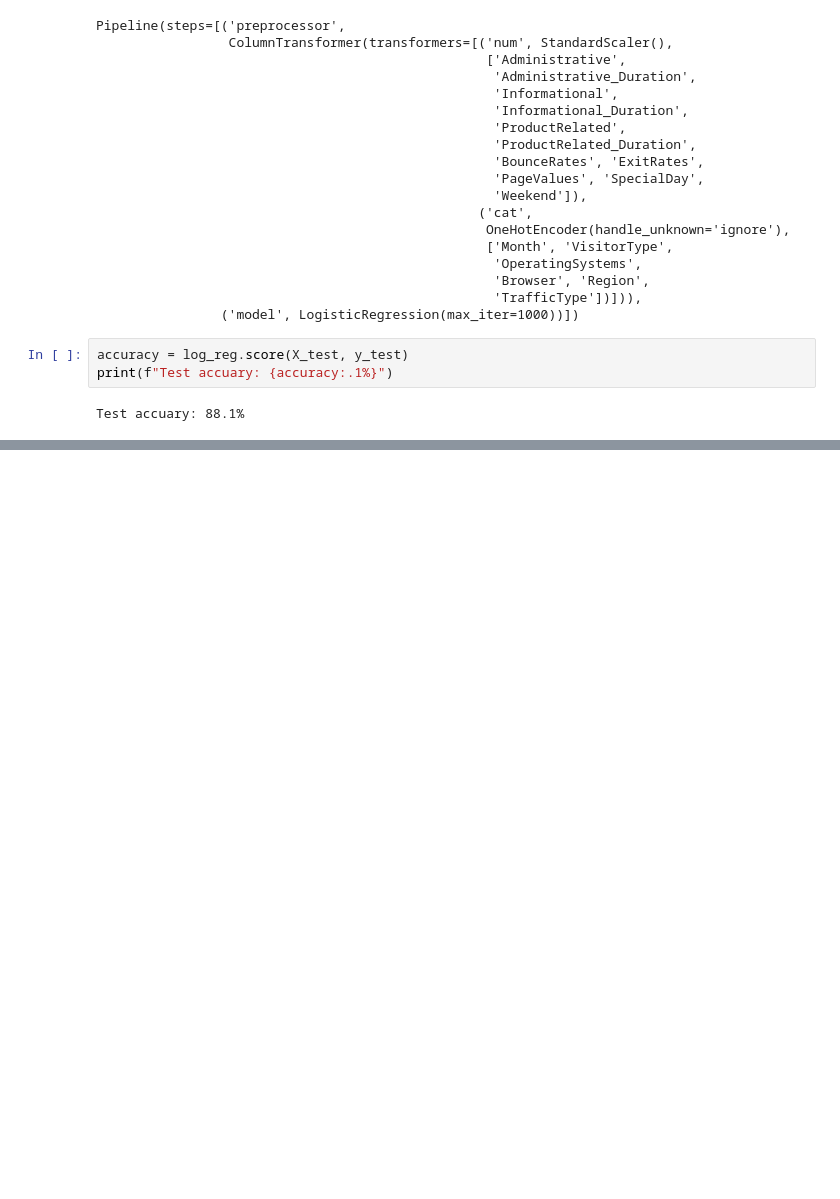
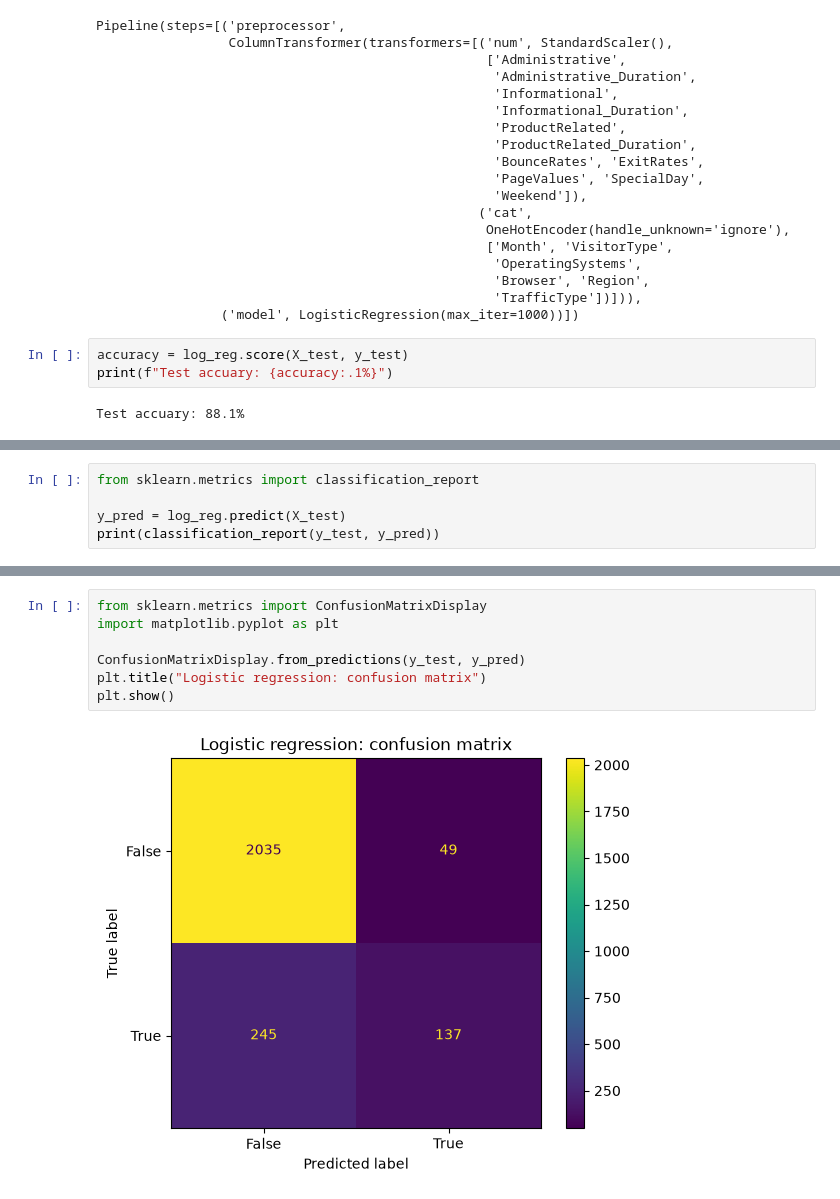
Before and after one commit to KhunMaungAye/ecommerce-purchase-prediction, a Jupyter notebook: notebooks/02_modelling.ipynb, the cells around one changed output, grey strips where cells are left out. Saved outputs shown, nothing was run; the diff lists cells and outputs as text; blank space fills up the shorter version.

```diff
--- a/notebooks/02_modelling.ipynb
+++ b/notebooks/02_modelling.ipynb
@@ -87,0 +90,5 @@ Test accuary: 88.1%
+# %%
+from sklearn.metrics import classification_report
+
+y_pred = log_reg.predict(X_test)
+print(classification_report(y_test, y_pred))
@@ -87,0 +104,9 @@ Test accuary: 88.1%
+# %%
+from sklearn.metrics import ConfusionMatrixDisplay
+import matplotlib.pyplot as plt
+
+ConfusionMatrixDisplay.from_predictions(y_test, y_pred)
+plt.title("Logistic regression: confusion matrix")
+plt.show()
+# %% [output]
+[figure, added]
```
Also changed, not shown: parts of 2 cells of this notebook.
